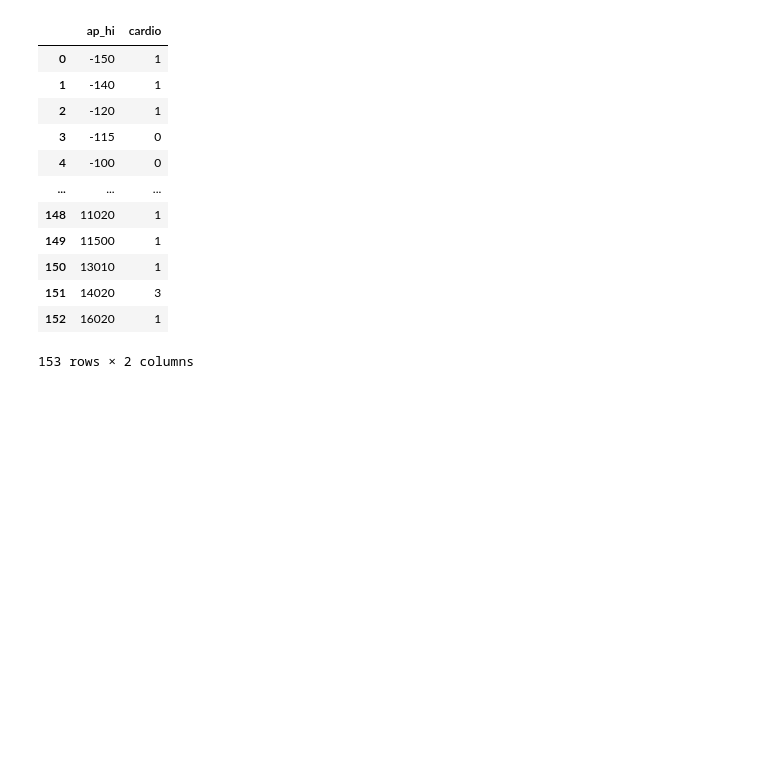
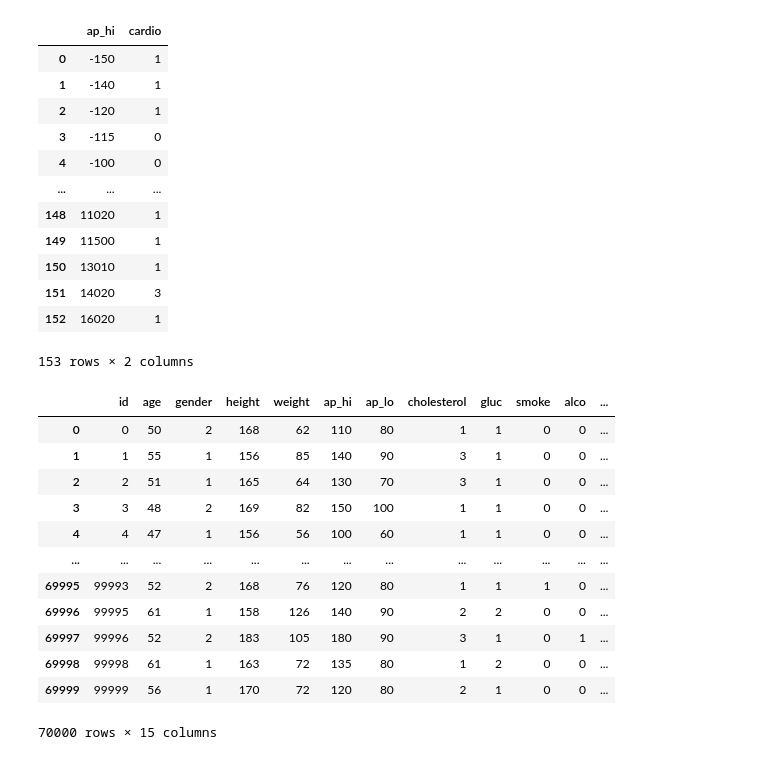
Before and after one commit to HenriqueCR1291/cardio_catch_diseases, a Jupyter notebook: m01_cardio_catch_diseases.ipynb, the cells around one changed output. Saved outputs shown, nothing was run; the diff lists cells and outputs as text; code cells hidden in the pictures; blank space fills up the shorter version.

```diff
--- a/m01_cardio_catch_diseases.ipynb
+++ b/m01_cardio_catch_diseases.ipynb
@@ -1106,3 +1106,29 @@ aux1
 | 151 | 14020 | 3 |
 | 152 | 16020 | 1 |
 153 rows × 2 columns
+# %%
+df3['blood_pressure'] = '0'
+df3
+
+df3['blood_pressure'] = df3.apply(lambda x: 'normal' if x['ap_hi'] < 120 and x['ap_lo'] < 80 else ''
+                                  'elevated' if (x['ap_hi'] >= 120 and x['ap_hi'] < 129) and x['ap_lo'] < 80 else ''
+                                  'high_1' if (x['ap_hi'] >= 130 and x['ap_hi'] < 139) or (x['ap_lo'] >= 80 and x['ap_lo'] < 89) else ''
+                                  'high_2' if (x['ap_hi'] >= 140 and x['ap_hi'] < 179) or (x['ap_lo'] >= 90 and x['ap_lo'] < 119) else ''
+                                  'high_3' if x['ap_hi'] >= 180 or x['ap_lo'] >= 120 else '', axis=1)
+#df3['blood_pressure'] = df3.apply(lambda x: 'elevated' if (x['ap_hi'] >= 120 and x['ap_hi'] < 129) and x['ap_lo'] < 80 else '', axis=1)
+# %%
+df3
+# %% [output]
+|  | id | age | gender | height | weight | ap_hi | ap_lo | cholesterol | gluc | smoke | alco | ... |
+| 0 | 0 | 50 | 2 | 168 | 62 | 110 | 80 | 1 | 1 | 0 | 0 | ... |
+| 1 | 1 | 55 | 1 | 156 | 85 | 140 | 90 | 3 | 1 | 0 | 0 | ... |
+| 2 | 2 | 51 | 1 | 165 | 64 | 130 | 70 | 3 | 1 | 0 | 0 | ... |
+| 3 | 3 | 48 | 2 | 169 | 82 | 150 | 100 | 1 | 1 | 0 | 0 | ... |
+| 4 | 4 | 47 | 1 | 156 | 56 | 100 | 60 | 1 | 1 | 0 | 0 | ... |
+| ... | ... | ... | ... | ... | ... | ... | ... | ... | ... | ... | ... | ... |
+| 69995 | 99993 | 52 | 2 | 168 | 76 | 120 | 80 | 1 | 1 | 1 | 0 | ... |
+| 69996 | 99995 | 61 | 1 | 158 | 126 | 140 | 90 | 2 | 2 | 0 | 0 | ... |
+| 69997 | 99996 | 52 | 2 | 183 | 105 | 180 | 90 | 3 | 1 | 0 | 1 | ... |
+| 69998 | 99998 | 61 | 1 | 163 | 72 | 135 | 80 | 1 | 2 | 0 | 0 | ... |
+| 69999 | 99999 | 56 | 1 | 170 | 72 | 120 | 80 | 2 | 1 | 0 | 0 | ... |
+70000 rows × 15 columns
```
